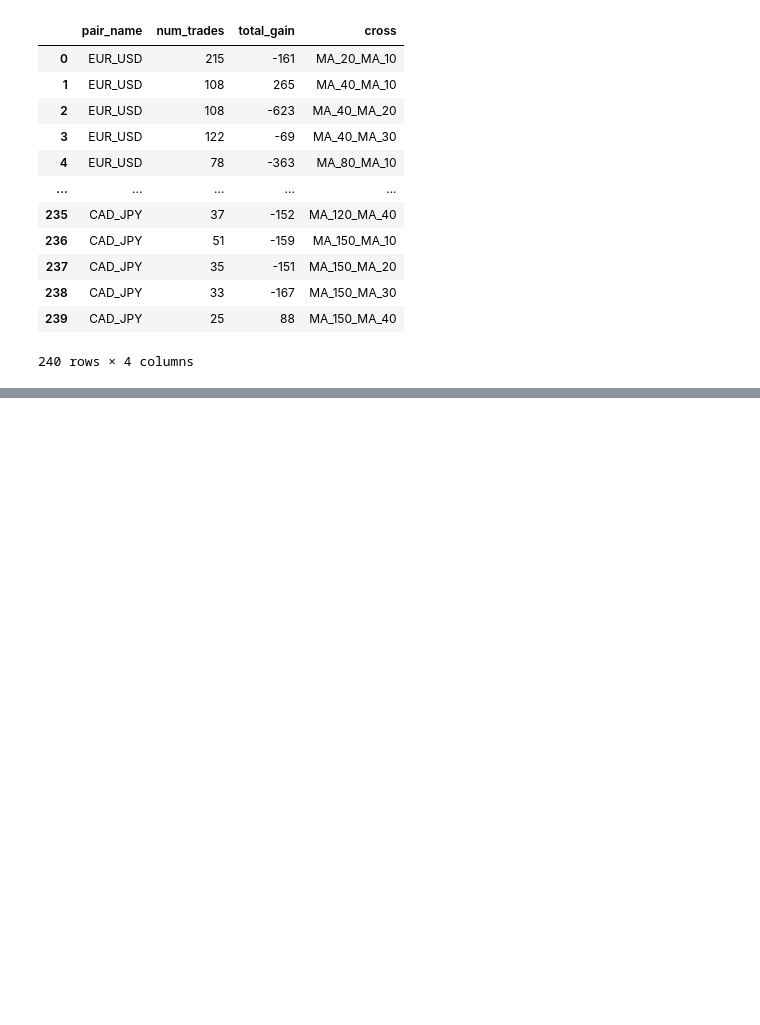
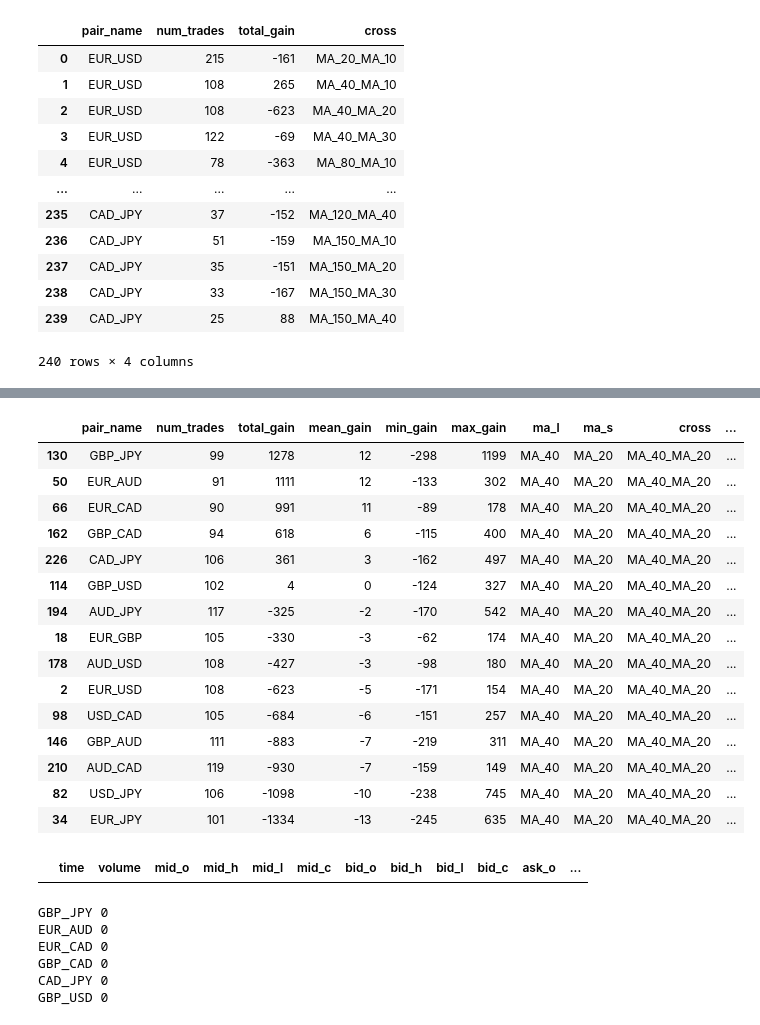
Before and after one commit to borasimsek/AlgoFxTrading, a Jupyter notebook: exploration/MA_cross.ipynb, the cells around one changed output, grey strips where cells are left out. Cells and saved outputs as stored; diff of their text form; code cells hidden in the pictures; blank space fills up the shorter version.

```diff
--- a/exploration/MA_cross.ipynb
+++ b/exploration/MA_cross.ipynb
@@ -64,0 +143,7 @@ df_cross_gr
+# %%
+import pandas as pd
+from plotting import CandlePlot
+pd.set_option("display.max_columns", None)
+# %%
+df_ma_res = pd.read_pickle("../data/ma_res.pkl")
+df_ma_trades = pd.read_pickle("../data/ma_trades.pkl")
@@ -64,0 +154,3 @@ df_cross_gr
+# %%
+df_ma_res_h1 = df_ma_res[df_ma_res.granularity == "H1"].copy()
+df_ma_trades_h1 = df_ma_trades[df_ma_trades.granularity == "H1"].copy()
@@ -64,0 +215,23 @@ df_cross_gr
+# %%
+cross = "MA_40_MA_20"
+df_MA_40_MA_20 = df_ma_res_h1[df_ma_res_h1.cross == cross].copy()
+df_MA_40_MA_20.sort_values(by="total_gain", ascending=False, inplace=True)
+# %%
+df_MA_40_MA_20
+# %% [output]
+|  | pair_name | num_trades | total_gain | mean_gain | min_gain | max_gain | ma_l | ma_s | cross | ... |
+| 130 | GBP_JPY | 99 | 1278 | 12 | -298 | 1199 | MA_40 | MA_20 | MA_40_MA_20 | ... |
+| 50 | EUR_AUD | 91 | 1111 | 12 | -133 | 302 | MA_40 | MA_20 | MA_40_MA_20 | ... |
+| 66 | EUR_CAD | 90 | 991 | 11 | -89 | 178 | MA_40 | MA_20 | MA_40_MA_20 | ... |
+| 162 | GBP_CAD | 94 | 618 | 6 | -115 | 400 | MA_40 | MA_20 | MA_40_MA_20 | ... |
+| 226 | CAD_JPY | 106 | 361 | 3 | -162 | 497 | MA_40 | MA_20 | MA_40_MA_20 | ... |
+| 114 | GBP_USD | 102 | 4 | 0 | -124 | 327 | MA_40 | MA_20 | MA_40_MA_20 | ... |
+| 194 | AUD_JPY | 117 | -325 | -2 | -170 | 542 | MA_40 | MA_20 | MA_40_MA_20 | ... |
+| 18 | EUR_GBP | 105 | -330 | -3 | -62 | 174 | MA_40 | MA_20 | MA_40_MA_20 | ... |
+| 178 | AUD_USD | 108 | -427 | -3 | -98 | 180 | MA_40 | MA_20 | MA_40_MA_20 | ... |
+| 2 | EUR_USD | 108 | -623 | -5 | -171 | 154 | MA_40 | MA_20 | MA_40_MA_20 | ... |
+| 98 | USD_CAD | 105 | -684 | -6 | -151 | 257 | MA_40 | MA_20 | MA_40_MA_20 | ... |
+| 146 | GBP_AUD | 111 | -883 | -7 | -219 | 311 | MA_40 | MA_20 | MA_40_MA_20 | ... |
+| 210 | AUD_CAD | 119 | -930 | -7 | -159 | 149 | MA_40 | MA_20 | MA_40_MA_20 | ... |
+| 82 | USD_JPY | 106 | -1098 | -10 | -238 | 745 | MA_40 | MA_20 | MA_40_MA_20 | ... |
+| 34 | EUR_JPY | 101 | -1334 | -13 | -245 | 635 | MA_40 | MA_20 | MA_40_MA_20 | ... |
@@ -64,0 +241,4 @@ df_cross_gr
+# %%
+df_gains.head(3)
+# %% [output]
+|  | time | volume | mid_o | mid_h | mid_l | mid_c | bid_o | bid_h | bid_l | bid_c | ask_o | ... |
@@ -64,0 +248,14 @@ df_cross_gr
+# %%
+for curr in df_MA_40_MA_20[df_MA_40_MA_20.total_gain > 0].pair_name.unique():
+    temp_gains = df_ma_trades_h1[(df_ma_trades_h1.cross==cross)&
+                           (df_ma_trades_h1.pair==curr)].copy()
+    print(curr, int(temp_gains.GAIN.sum()))
+    cp = CandlePlot(temp_gains, candles=False)
+    cp.show_plot(line_traces=['GAIN_C'])
+# %% [output]
+GBP_JPY 0
+EUR_AUD 0
+EUR_CAD 0
+GBP_CAD 0
+CAD_JPY 0
+GBP_USD 0
```
Also changed, not shown: parts of 24 cells of this notebook, 3 other files.
